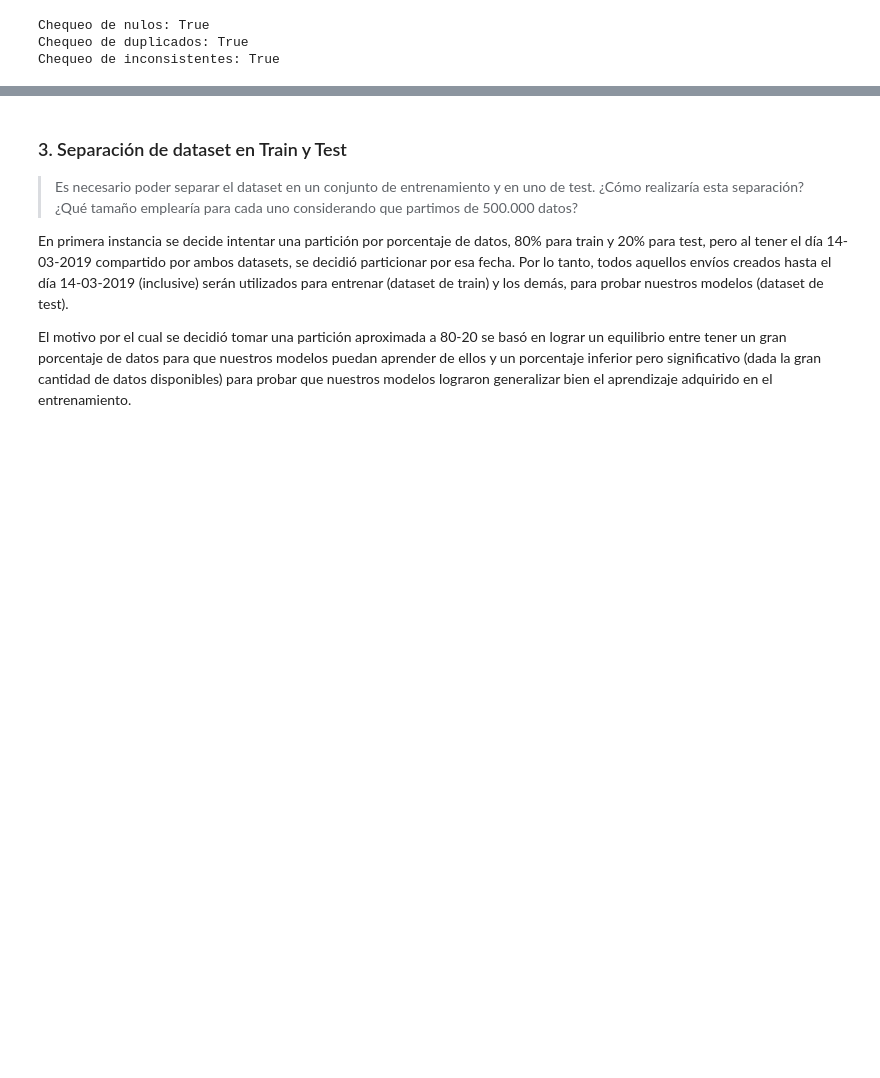
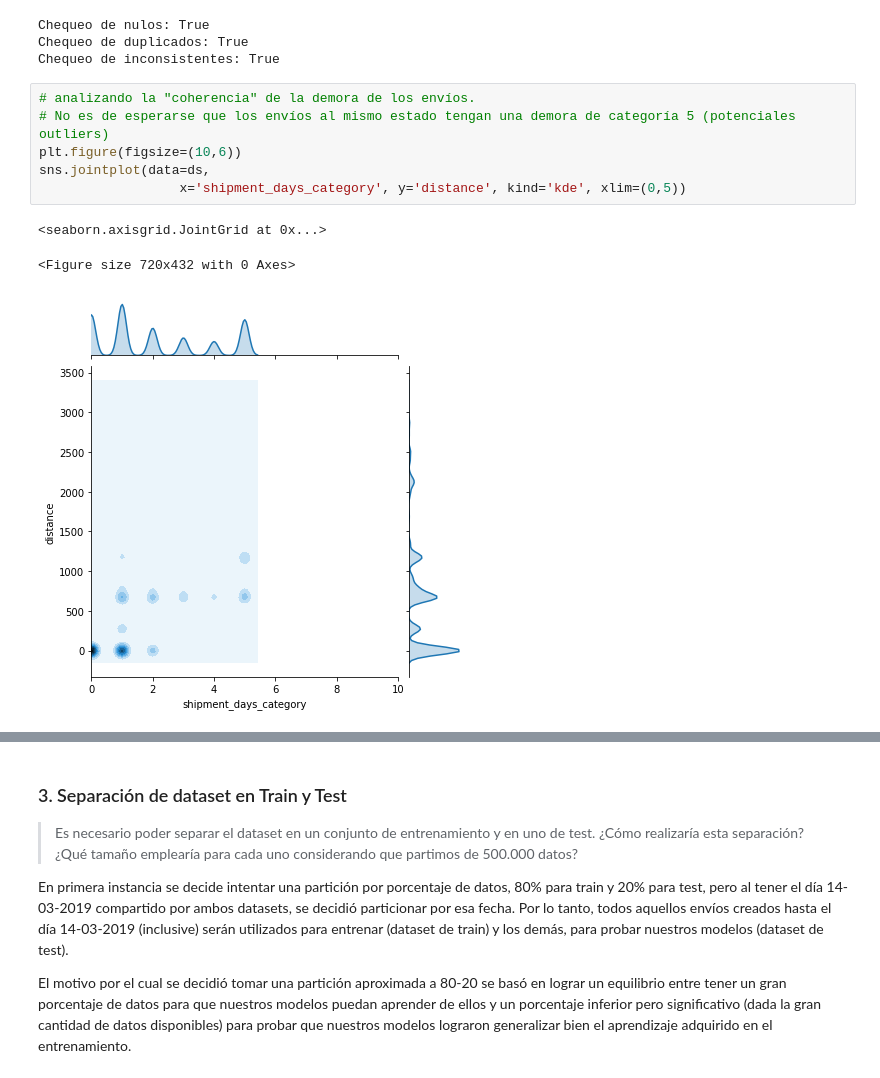
Before and after one commit to NSalina/diplodatos_2019, a Jupyter notebook: mentoria_envios/Practico3_IAA_Mentoria_cuando_llega.ipynb, the cells around one changed output, grey strips where cells are left out. Cells and saved outputs as stored; diff of their text form; blank space fills up the shorter version.

```diff
--- a/mentoria_envios/Practico3_IAA_Mentoria_cuando_llega.ipynb
+++ b/mentoria_envios/Practico3_IAA_Mentoria_cuando_llega.ipynb
@@ -182,3 +192,13 @@ print(f'Chequeo de inconsistentes: {check_inconsistent}')
 Chequeo de nulos: True
 Chequeo de duplicados: True
 Chequeo de inconsistentes: True
+# %%
+# analizando la "coherencia" de la demora de los envíos.
+# No es de esperarse que los envíos al mismo estado tengan una demora de categoría 5 (potenciales outliers)
+plt.figure(figsize=(10,6))
+sns.jointplot(data=ds,
+                  x='shipment_days_category', y='distance', kind='kde', xlim=(0,5))
+# %% [output]
+<seaborn.axisgrid.JointGrid at 0x...>
+<Figure size 720x432 with 0 Axes>
+[figure, added]
```
Also changed, not shown: parts of 30 cells of this notebook.
